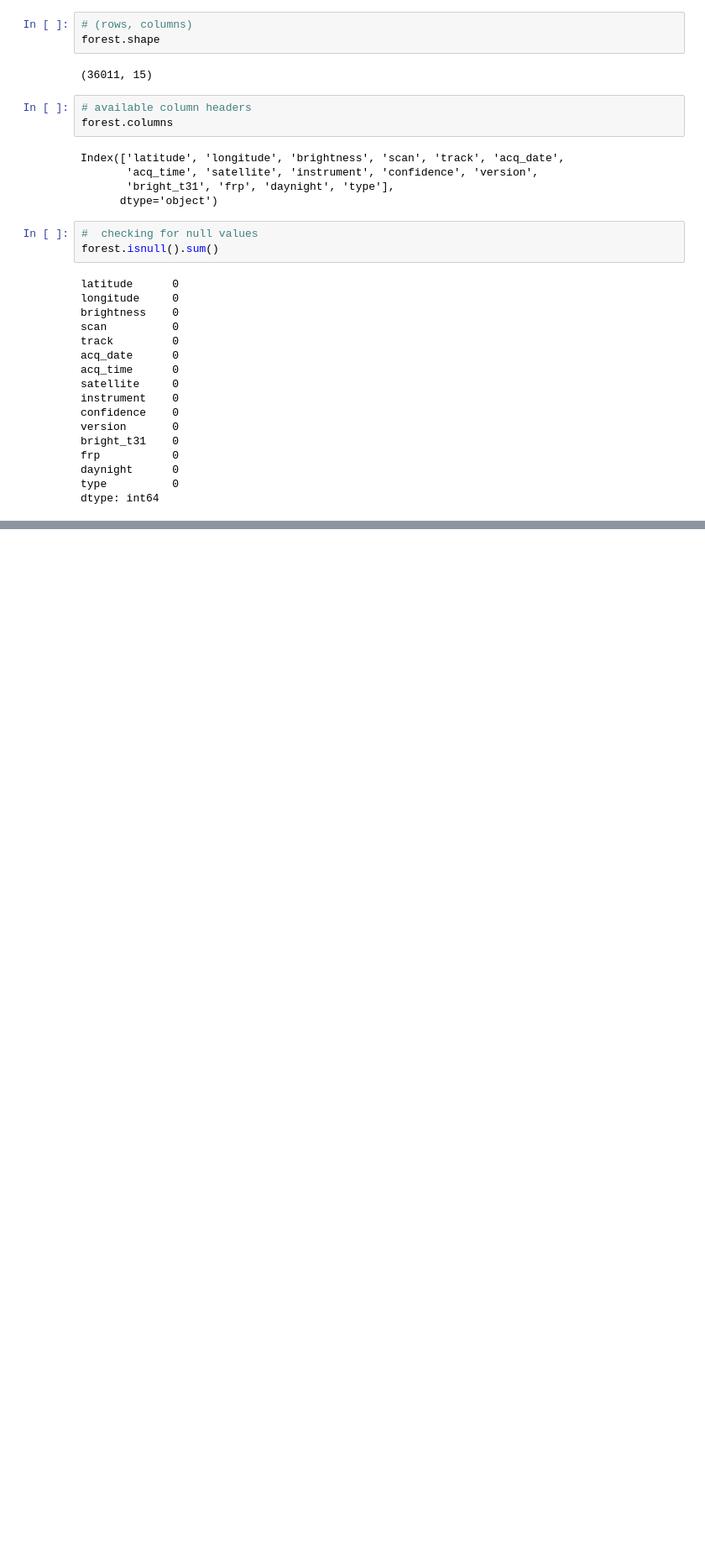
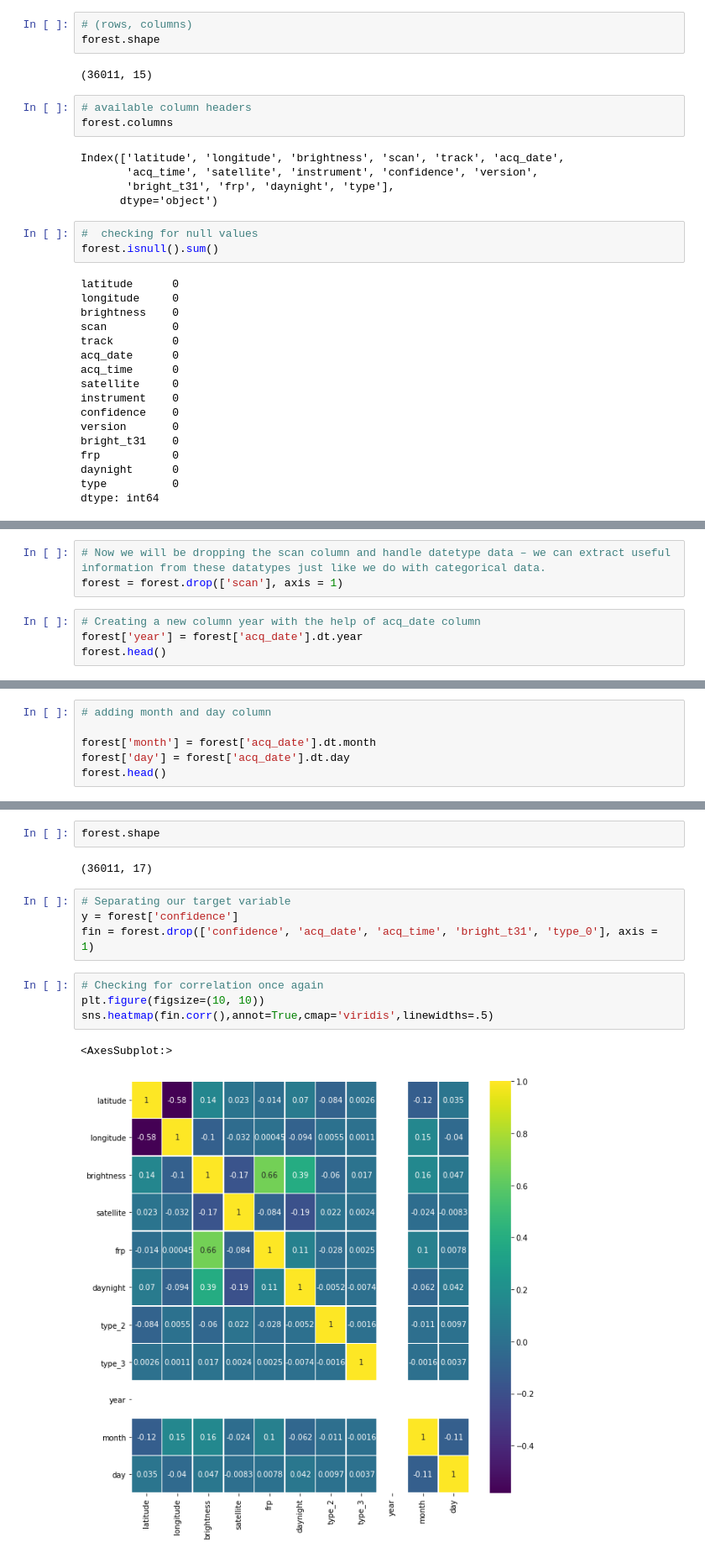
Before and after one commit to Chukwuka1488/Forest-Fire-prediction-using-Machine-Learning, a Jupyter notebook: Forest_Fire_Predictions_ML.ipynb, the cells around one changed output, grey strips where cells are left out. Shown: that part at 84% size. Saved outputs shown, nothing was run; the diff lists cells and outputs as text; blank space fills up the shorter version.

Commit message:
data cleaning done

```diff
--- a/Forest_Fire_Predictions_ML.ipynb
+++ b/Forest_Fire_Predictions_ML.ipynb
@@ -80,0 +294,7 @@ NameError: name 'plt' is not defined
+# %%
+# Now we will be dropping the scan column and handle datetype data – we can extract useful information from these datatypes just like we do with categorical data.
+forest = forest.drop(['scan'], axis = 1)
+# %%
+# Creating a new column year with the help of acq_date column
+forest['year'] = forest['acq_date'].dt.year
+forest.head()
@@ -80,0 +308,6 @@ NameError: name 'plt' is not defined
+# %%
+# adding month and day column
+
+forest['month'] = forest['acq_date'].dt.month
+forest['day'] = forest['acq_date'].dt.day
+forest.head()
@@ -80,0 +321,15 @@ NameError: name 'plt' is not defined
+# %%
+forest.shape
+# %% [output]
+(36011, 17)
+# %%
+# Separating our target variable
+y = forest['confidence']
+fin = forest.drop(['confidence', 'acq_date', 'acq_time', 'bright_t31', 'type_0'], axis = 1)
+# %%
+# Checking for correlation once again
+plt.figure(figsize=(10, 10))
+sns.heatmap(fin.corr(),annot=True,cmap='viridis',linewidths=.5)
+# %% [output]
+<AxesSubplot:>
+[figure, added]
```
Also changed, not shown: parts of 24 cells of this notebook, 1 other file.
